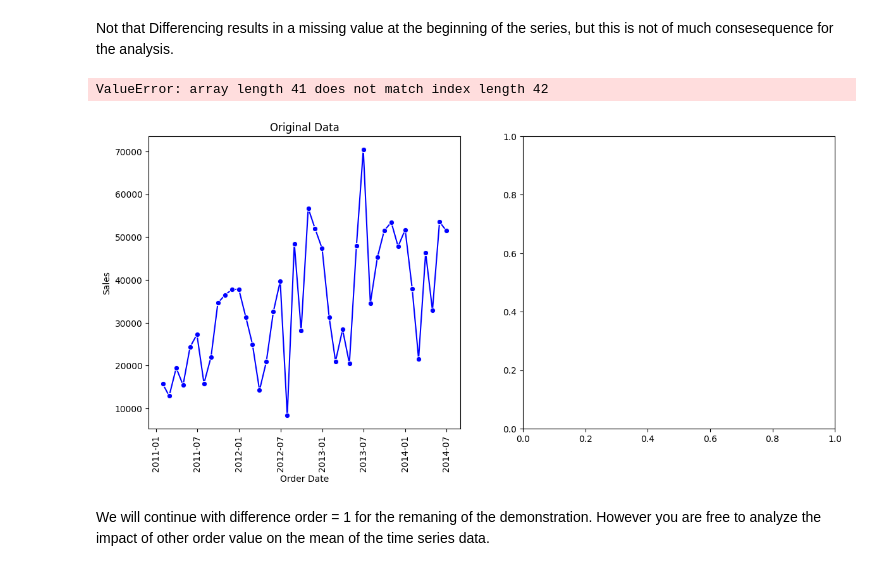
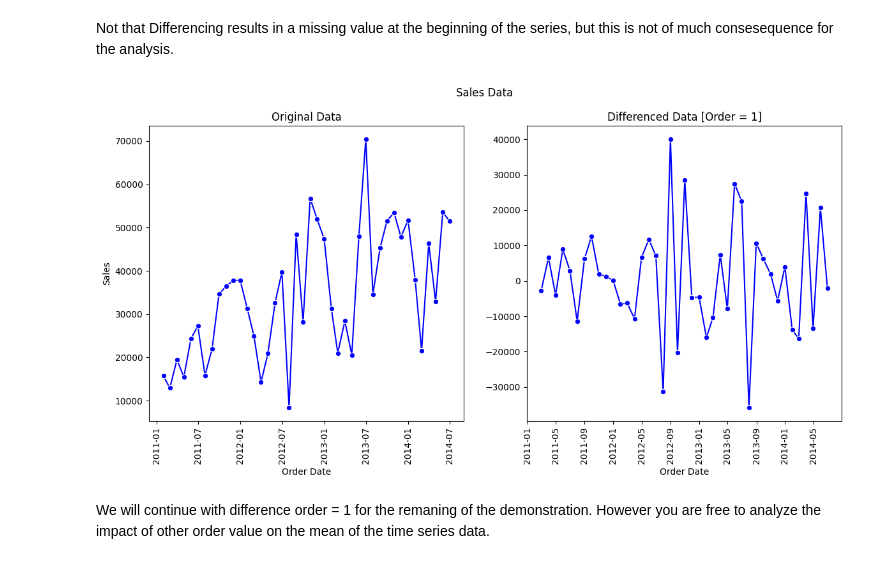
Before and after one commit to sk-shahsi/ML_Model, a Jupyter notebook: Time_series.ipynb, the cells around one changed output. Saved outputs shown, nothing was run; the diff lists cells and outputs as text; code cells hidden in the pictures.

```diff
--- a/Time_series.ipynb
+++ b/Time_series.ipynb
@@ -351,27 +351,27 @@ df_train['Sales'].head(6)
 | 2011-05-31 | 24348.9723 |
 | 2011-06-30 | 27260.0196 |
 dtype: float64
+# %%
+df_differenced = df_train['Sales'].diff()
 # %% [markdown]
 Not that Differencing results in a missing value at the beginning of the series, but this is not of much consesequence for the analysis.
 # %%
-# Plot the original time series data and its first-order differenced version.
+# Plot the original time series data and its first-order differenced version
+plt.figure(figsize = (14, 6))
 
-plt.figure(figsize=(14,6))
+plt.subplot(1, 2, 1)
+sns.lineplot(data = df_train, x = 'Order Date', y = 'Sales', marker = 'o', color = 'blue')
+plt.xticks(rotation = 90)
+plt.title('Original Data')
 
-plt.subplot(1,2,1)
-sns.lineplot(data=df_train,x='Order Date',y='Sales',marker = 'o',color = 'blue')
-plt.xticks(rotation=90)
-plt.title("Original Data")
+plt.subplot(1, 2, 2)
+sns.lineplot(x = df_differenced.index, y = df_differenced.values, marker = 'o', color = 'blue')
+plt.xticks(rotation = 90)
+plt.title('Differenced Data [Order = 1]')
 
-plt.subplot(1,2,2)
-sns.lineplot(x=df_train.index[1:],y=df_train['Sales'].diff(),marker = 'o',color = 'green')
-plt.xticks(rotation=90)
-plt.title("First-Order Differenced Data")
-
-plt.suptitle('Sales Data')
+plt.suptitle('Sales Data');
 # %% [output]
-ValueError: array length 41 does not match index length 42
-[figure, old version]
+[figure, new version]
 # %% [markdown]
 We will continue with difference order = 1 for the remaning of the demonstration. However you are free to analyze the impact of other order value on the mean of the time series data.
 # %% [markdown]
```
Also changed, not shown: parts of 28 cells of this notebook.
